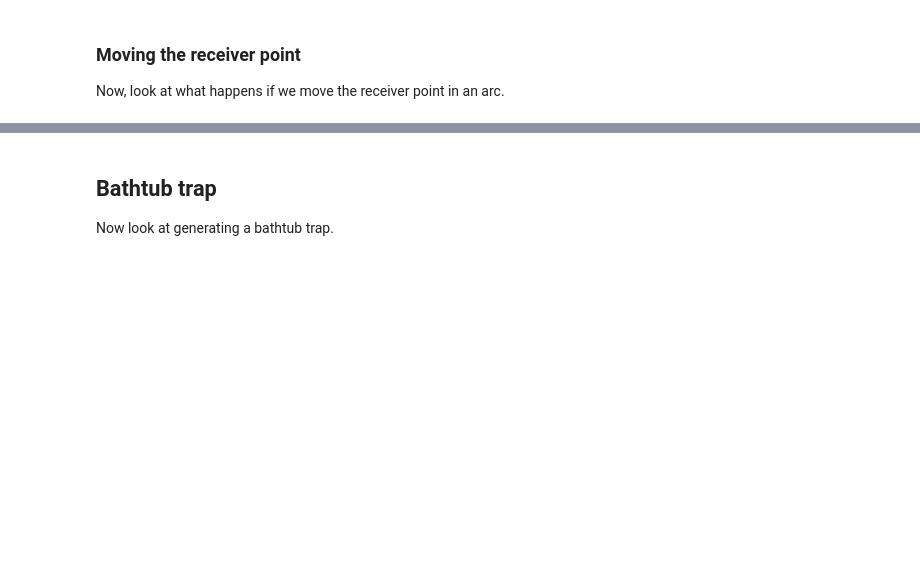
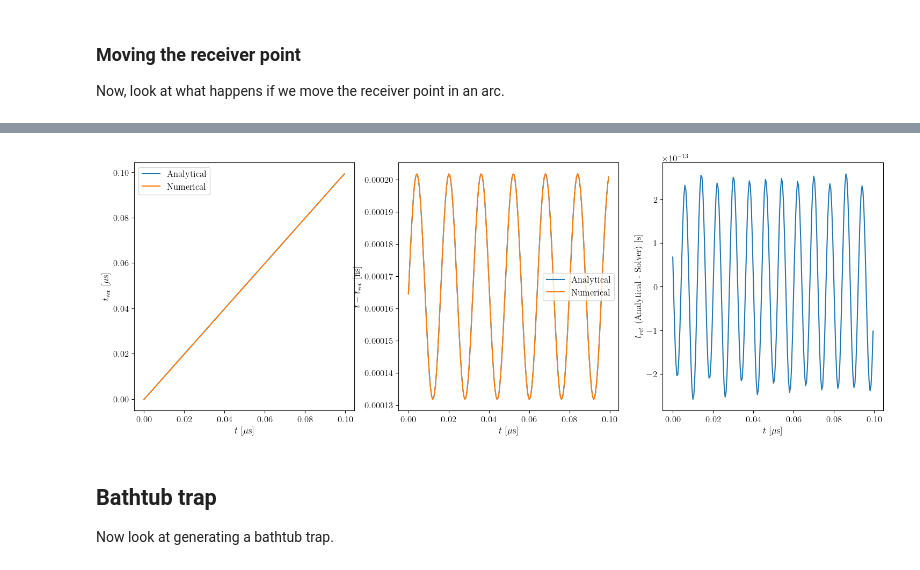
Before and after one commit to sebj101/AnalyticalElectronProp, a Jupyter notebook: PropagationRelation.ipynb, the cells around one changed output, grey strips where cells are left out. Cells and saved outputs as stored; diff of their text form; code cells hidden in the pictures; blank space fills up the shorter version.

Commit message:
Use fsolve for some comparisons

```diff
--- a/PropagationRelation.ipynb
+++ b/PropagationRelation.ipynb
@@ -121,3 +132,46 @@ plt.show()
+# %%
+# Put the receiver back on the axis
+arrivalTimes = timeArray + abs(zR - electronZPos) / sc.c
+# Now fit the sine wave to the data
+AGuess = harmonicTrap.CalcZMax(pitchAngleInit) / sc.c
+omegaGuess = harmonicTrap.CalcOmegaAxial(pitchAngleInit, electron.GetSpeed())
+y0Guess = abs(zR) / sc.c
+popt_onAxis, pcov = curve_fit(ShiftedSine, arrivalTimes, arrivalTimes - timeArray,
+                              p0=[AGuess, omegaGuess, 0.0, y0Guess])
+
+# Now generate the retarded times using the analytical formula
+tRetAna = timeArray - ShiftedSine(timeArray, *popt_onAxis)
+
+# Now generate the retarded times using the numerical formula
+tRetSolver = np.zeros_like(timeArray)
+for iT, T in enumerate(timeArray):
+    def func(te): return T - te - abs(zR - harmonicTrap.GetZPosTime(te, electron.GetSpeed(), pitchAngleInit)) / sc.c
+
+    tRetSolver[iT] = fsolve(func, T)
+
+plt.figure(figsize=(18, 6))
+plt.subplot(131)
+plt.plot(timeArray * 1e6, tRetAna * 1e6, label="Analytical")
+plt.plot(timeArray * 1e6, tRetSolver * 1e6, label="Numerical")
+plt.xlabel("$t$ [$\mu$s]")
+plt.ylabel("$t_{ret}$ [$\mu$s]")
+plt.legend()
+
+plt.subplot(132)
+plt.plot(timeArray * 1e6, (timeArray - tRetAna) * 1e6, label="Analytical")
+plt.plot(timeArray * 1e6, (timeArray - tRetSolver) * 1e6, label="Numerical")
+plt.xlabel("$t$ [$\mu$s]")
+plt.ylabel("$t - t_{ret}$ [ns]")
+plt.legend()
+
+plt.subplot(133)
+plt.plot(timeArray * 1e6, tRetAna - tRetSolver)
+plt.xlabel("$t$ [$\mu$s]")
+plt.ylabel("$t_{ret}$ (Analytical - Solver) [s]")
+
+plt.show()
+# %% [output]
+[figure, added]
 # %% [markdown]
 ## Bathtub trap
 Now look at generating a bathtub trap.
```
Also changed, not shown: parts of 7 cells of this notebook.
